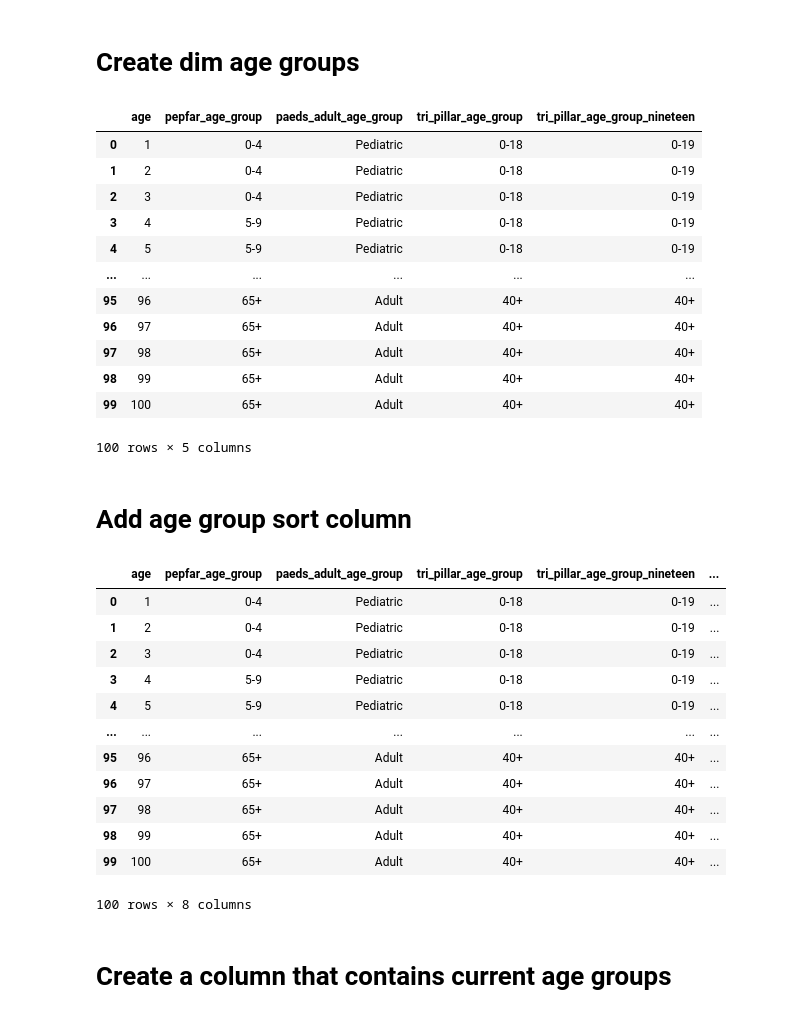
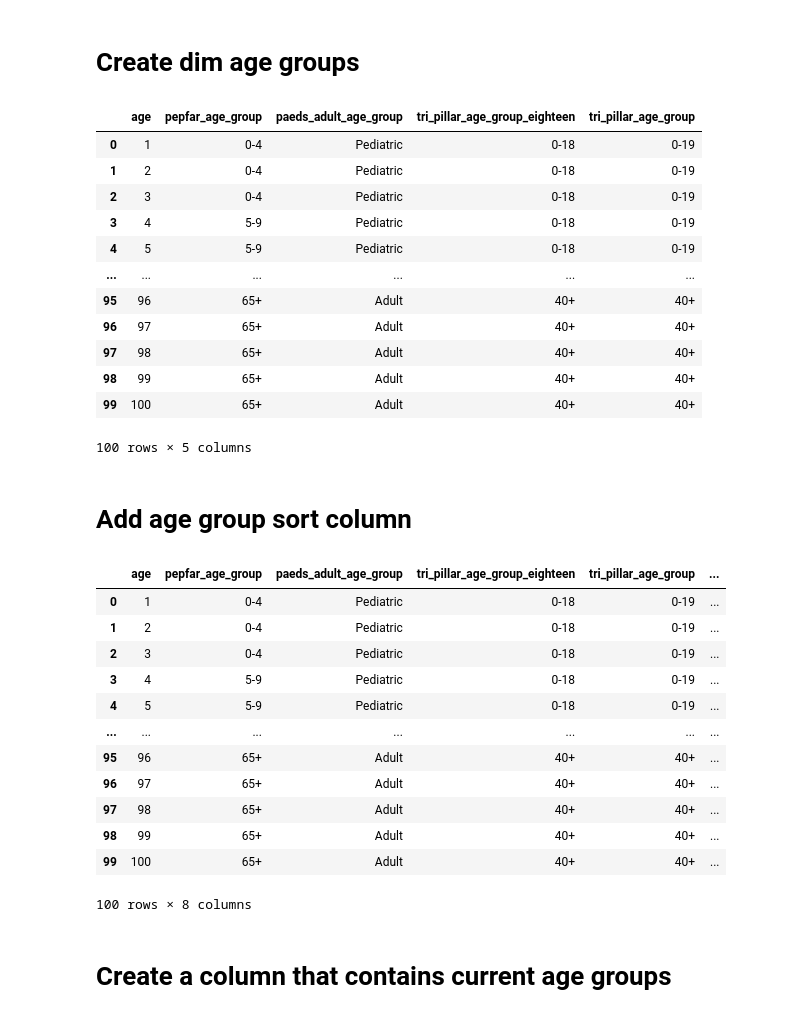
Before and after one commit to UCSF-IGHS/duft-config, a Jupyter notebook: system/data_tasks/fm_sentinel_events.ipynb, the cells around one changed output. Drawn from its saved outputs; the diff is of its cells as text; code cells hidden in the pictures.

```diff
--- a/system/data_tasks/fm_sentinel_events.ipynb
+++ b/system/data_tasks/fm_sentinel_events.ipynb
@@ -1108,38 +1108,38 @@ bins = [0, 4, 9, 14, 19, 24, 29, 34, 39, 44, 49, 54, 59, 64, float('inf')]
 labels = ['0-4', '5-9', '10-14','15-19','20-24','25-29','30-34','35-39','40-44','45-49','50-54','55-59','60-64', '65+']
 
 dim_age_group_df = pd.DataFrame({
     'age': range(1, 101)
 })
 
 dim_age_group_df['pepfar_age_group'] = pd.cut(dim_age_group_df['age'], bins=bins, labels=labels, right=False)
 
 dim_age_group_df['paeds_adult_age_group'] = dim_age_group_df['age'].apply(lambda x: 'Pediatric' if x <= 19 else 'Adult')
 
-def tri_pillar_classify(age):
+def tri_pillar_18_classify(age):
     if 0 <= age <= 18:
         return '0-18'
     elif age == 19:
         return '19'
     elif 20 <= age <= 39:
         return '20-39'
     else:
         return '40+'
 
-def tri_pillar_19_classify(age):
+def tri_pillar_classify(age):
     if 0 <= age <= 19:
         return '0-19'
     elif 20 <= age <= 39:
         return '20-39'
     else:
         return '40+'
 
+dim_age_group_df['tri_pillar_age_group_eighteen'] = dim_age_group_df['age'].apply(tri_pillar_18_classify)
+
 dim_age_group_df['tri_pillar_age_group'] = dim_age_group_df['age'].apply(tri_pillar_classify)
 
-dim_age_group_df['tri_pillar_age_group_nineteen'] = dim_age_group_df['age'].apply(tri_pillar_19_classify)
-
 dim_age_group_df.head(100)
 # %% [output]
-|  | age | pepfar_age_group | paeds_adult_age_group | tri_pillar_age_group | tri_pillar_age_group_nineteen |
+|  | age | pepfar_age_group | paeds_adult_age_group | tri_pillar_age_group_eighteen | tri_pillar_age_group |
 | 0 | 1 | 0-4 | Pediatric | 0-18 | 0-19 |
 | 1 | 2 | 0-4 | Pediatric | 0-18 | 0-19 |
 | 2 | 3 | 0-4 | Pediatric | 0-18 | 0-19 |
@@ -1156,14 +1156,12 @@ dim_age_group_df.head(100)
 # Add age group sort column
 # %%
 def tri_pillar_age_group_val(age):
-    if 0 <= age <= 18:
+    if 0 <= age <= 19:
         return 1
-    elif age == 19:
+    elif 20 <= age <= 39:
         return 2
-    elif 20 <= age <= 39:
+    else:
         return 3
-    else:
-        return 4
 
 dim_age_group_df['tri_pillar_age_group_val'] = dim_age_group_df['age'].apply(tri_pillar_age_group_val)
 
@@ -1205,7 +1203,7 @@ dim_age_group_df['pepfar_age_group_val'] = dim_age_group_df['pepfar_age_group'].
 
 dim_age_group_df.head(100)
 # %% [output]
-|  | age | pepfar_age_group | paeds_adult_age_group | tri_pillar_age_group | tri_pillar_age_group_nineteen | ... |
+|  | age | pepfar_age_group | paeds_adult_age_group | tri_pillar_age_group_eighteen | tri_pillar_age_group | ... |
 | 0 | 1 | 0-4 | Pediatric | 0-18 | 0-19 | ... |
 | 1 | 2 | 0-4 | Pediatric | 0-18 | 0-19 | ... |
 | 2 | 3 | 0-4 | Pediatric | 0-18 | 0-19 | ... |
```
Also changed, not shown: parts of 21 cells of this notebook, 1 other file.
